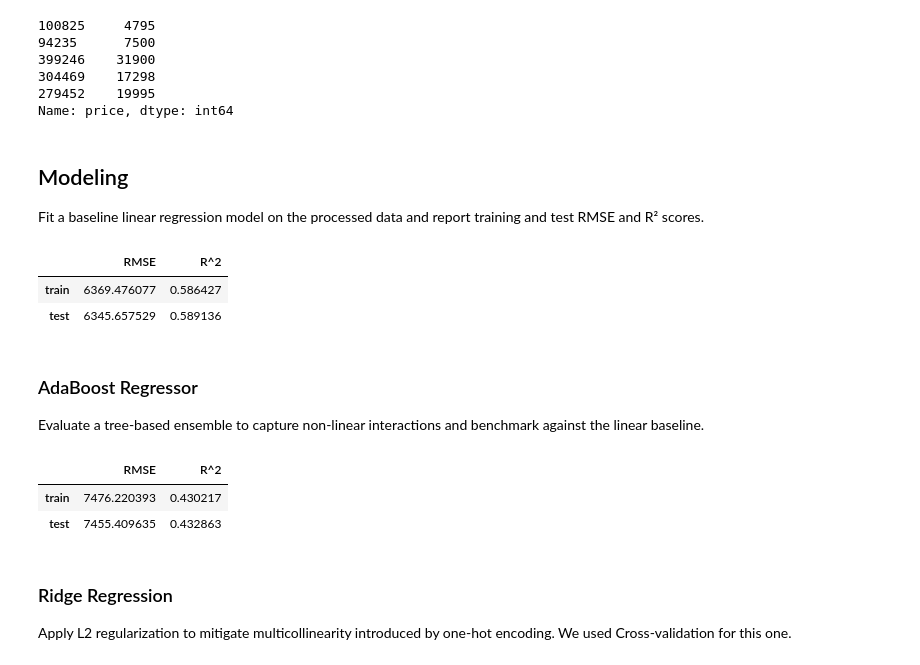
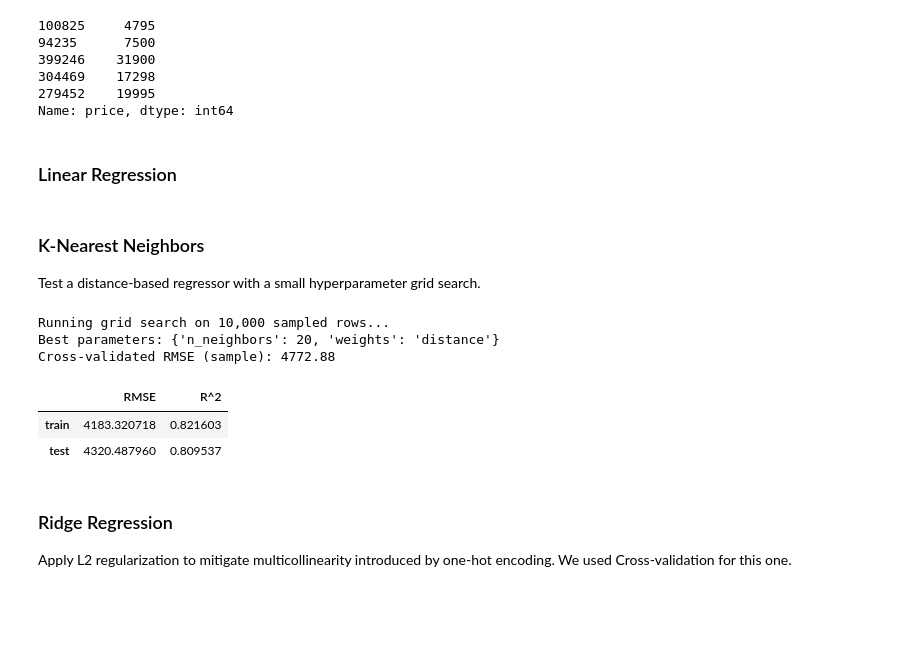
Before and after one commit to adrianplattner/csca5922, a Jupyter notebook: notebooks/report.ipynb, the cells around one changed output. Cells and saved outputs as stored; diff of their text form; code cells hidden in the pictures; blank space fills up the shorter version.

```diff
--- a/notebooks/report.ipynb
+++ b/notebooks/report.ipynb
@@ -71,0 +121,3 @@ Loaded 426,880 rows and 26 columns from ../data/vehicles.csv
+# %%
+price_min, price_max = 1000, 55000
+df = df[(df['price'] >= price_min) & (df['price'] <= price_max)]
@@ -339,9 +437,8 @@ Training set: 58,643 rows, Test set: 25,134 rows
 304469    17298
 279452    19995
 Name: price, dtype: int64
-# %% [markdown]
-## Modeling
-Fit a baseline linear regression model on the processed data and report training and test RMSE and R² scores.
+# %% [markdown]
+### Linear Regression
 # %%
 from sklearn.linear_model import LinearRegression
 from sklearn.metrics import mean_squared_error, r2_score
@@ -372,47 +469,76 @@ results_df = pd.DataFrame(
 )
 
 display(results_df)
-# %% [output]
-|  | RMSE | R^2 |
-| train | 6369.476077 | 0.586427 |
-| test | 6345.657529 | 0.589136 |
 # %% [markdown]
-### AdaBoost Regressor
-Evaluate a tree-based ensemble to capture non-linear interactions and benchmark against the linear baseline.
+### K-Nearest Neighbors
+Test a distance-based regressor with a small hyperparameter grid search.
 # %%
-from sklearn.ensemble import AdaBoostRegressor
+
+from sklearn.neighbors import KNeighborsRegressor
+from sklearn.model_selection import GridSearchCV
 from sklearn.metrics import mean_squared_error, r2_score
 import numpy as np
 
 if 'X_train' not in globals():
     raise ValueError('Run the preprocessing and train/test split cells before modeling.')
 
-ada_model = AdaBoostRegressor(random_state=42, n_estimators=600, learning_rate=0.05)
-ada_model.fit(X_train, y_train)
+param_grid = {
+    'n_neighbors': [5, 10, 20],
+    'weights': ['uniform', 'distance'],
+}
+
+knn_base = KNeighborsRegressor()
+
+sample_size = min(len(X_train), 10000)
+X_cv = X_train.sample(n=sample_size, random_state=42)
+y_cv = y_train.loc[X_cv.index]
+
+print(f'Running grid search on {sample_size:,} sampled rows...')
+
+grid = GridSearchCV(
+    estimator=knn_base,
+    param_grid=param_grid,
+    scoring='neg_root_mean_squared_error',
+    cv=3,
+    n_jobs=-1,
+)
+
+grid.fit(X_cv, y_cv)
+knn_model = grid.best_estimator_
+knn_cv_rmse = -grid.best_score_
+
+print('Best parameters:', grid.best_params_)
+print(f'Cross-validated RMSE (sample): {knn_cv_rmse:.2f}')
+
+knn_model.fit(X_train, y_train)
+
 
 def evaluate(features, target):
-    predictions = ada_model.predict(features)
+    predictions = knn_model.predict(features)
     rmse = np.sqrt(mean_squared_error(target, predictions))
     r2 = r2_score(target, predictions)
     return rmse, r2
 
 metrics = {
     'train': evaluate(X_train, y_train),
     'test': evaluate(X_test, y_test),
 }
 
-ada_results_df = pd.DataFrame(
+knn_results_df = pd.DataFrame(
     {
         'RMSE': {k: v[0] for k, v in metrics.items()},
         'R^2': {k: v[1] for k, v in metrics.items()},
     }
 )
 
-display(ada_results_df)
+display(knn_results_df)
 # %% [output]
+Running grid search on 10,000 sampled rows...
+Best parameters: {'n_neighbors': 20, 'weights': 'distance'}
+Cross-validated RMSE (sample): 4772.88
 |  | RMSE | R^2 |
-| train | 7476.220393 | 0.430217 |
-| test | 7455.409635 | 0.432863 |
+| train | 4183.320718 | 0.821603 |
+| test | 4320.487960 | 0.809537 |
 # %% [markdown]
 ### Ridge Regression
 Apply L2 regularization to mitigate multicollinearity introduced by one-hot encoding. We used Cross-validation for this one.
```
Also changed, not shown: parts of 30 cells of this notebook, 8 other files.
